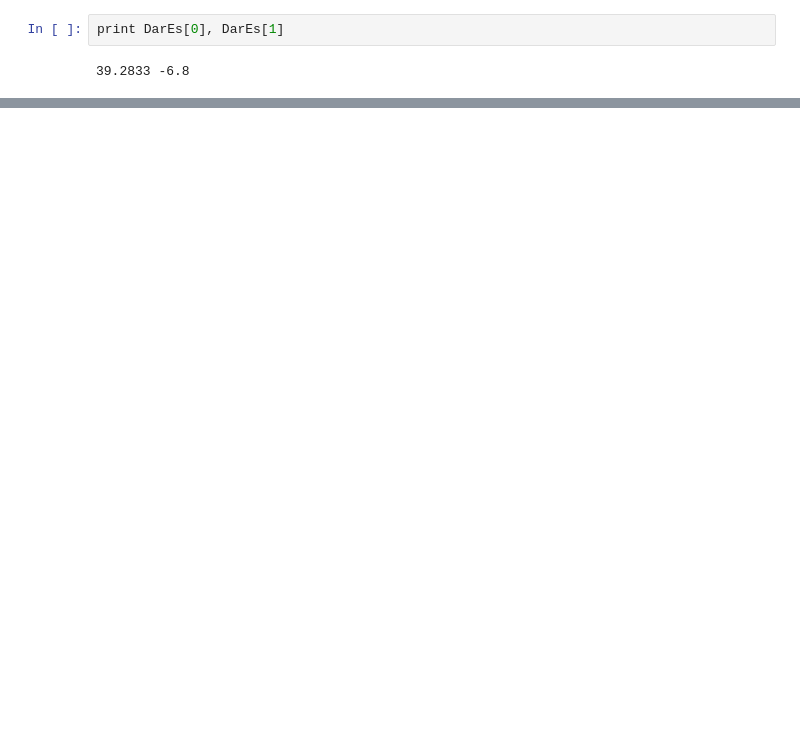
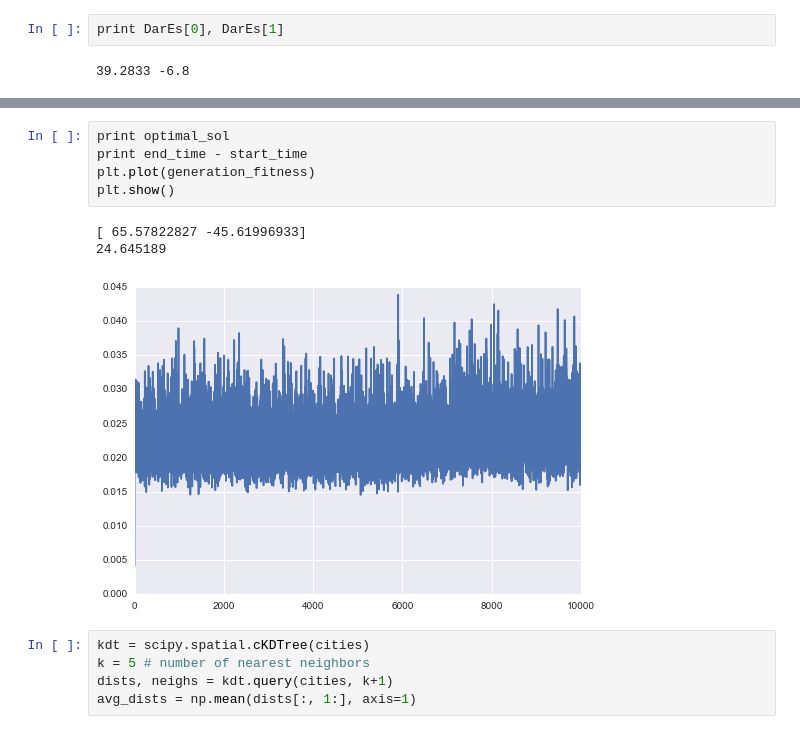
Before and after one commit to ghaslam/AM207, a Jupyter notebook: Optimising_maintenance_route.ipynb, the cells around one changed output, grey strips where cells are left out. Drawn from its saved outputs; the diff is of its cells as text; blank space fills up the shorter version.

```diff
--- a/Optimising_maintenance_route.ipynb
+++ b/Optimising_maintenance_route.ipynb
@@ -377,0 +508,14 @@ print pcities[
+# %%
+print optimal_sol
+print end_time - start_time
+plt.plot(generation_fitness)
+plt.show()
+# %% [output]
+[ 65.57822827 -45.61996933]
+24.645189
+[figure, added]
+# %%
+kdt = scipy.spatial.cKDTree(cities)
+k = 5 # number of nearest neighbors
+dists, neighs = kdt.query(cities, k+1)
+avg_dists = np.mean(dists[:, 1:], axis=1)
```
Also changed, not shown: parts of 31 cells of this notebook.
